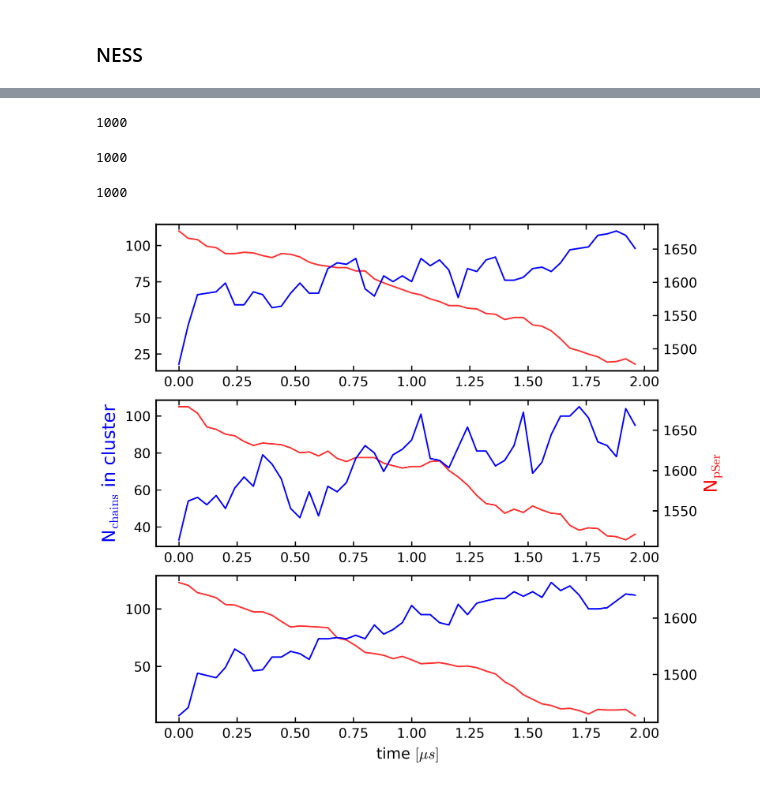
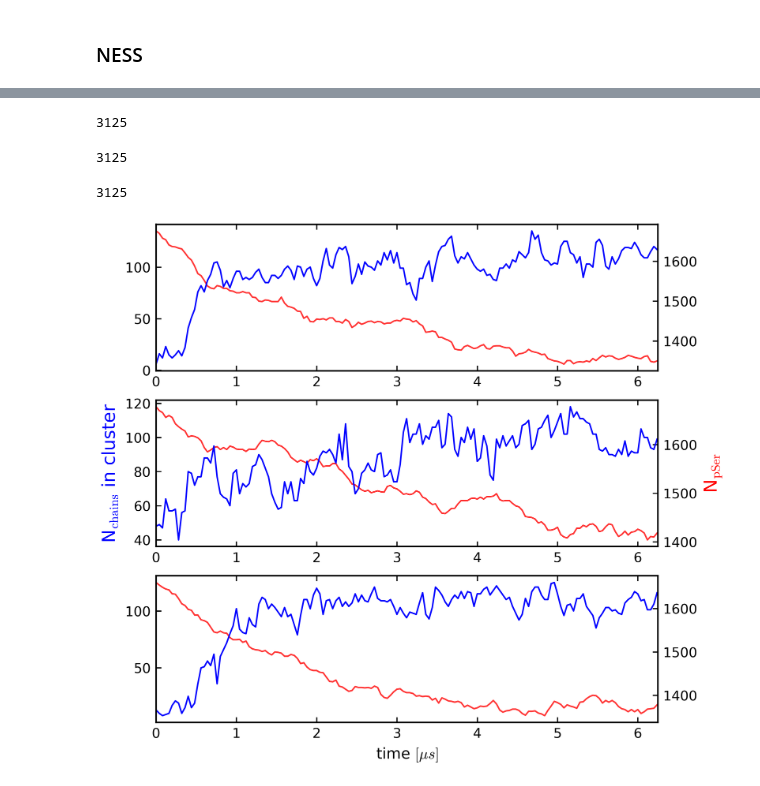
Before and after one commit to ezippo/HPA, a Jupyter notebook: active_droplets.ipynb, the cells around one changed output, grey strips where cells are left out. Saved outputs shown, nothing was run; the diff lists cells and outputs as text; code cells hidden in the pictures.

```diff
--- a/active_droplets.ipynb
+++ b/active_droplets.ipynb
@@ -479,8 +479,9 @@ array([ 3.,  1.,  5.,  1.,  1.,  1.,  1.,  1.,  1., 48.,  5.,  1.,  1.,
 # %% [markdown]
 ### NESS
 # %%
-times_ss = np.arange(0,1000,20)
-npp3 = 24
+time_end = 3125
+times_ss = np.arange(0,time_end,20)
+npp3 = 20
 
 times_ss*200000/1e8
 # %% [output]
@@ -526,9 +537,9 @@ with gsd.hoomd.open(dirpath+f'sim3_'+file_suffix+'dump_centered.gsd', 'rb') as i
         tmp_nc = hpa.cluster.clusters_size_from_dbscan_pbc_fast(frame, np.array([100,100,100]), n_particles=30800, n_chains=200, eps=1, min_sample=2)/154.
         n_chains_arr3[i] = tmp_nc
 # %% [output]
-1000
+3125
-1000
+3125
-1000
+3125
 # %%
 condensate_size_t1 = np.max(n_chains_arr1, axis=1)
 condensate_size_t2 = np.max(n_chains_arr2, axis=1)
@@ -547,34 +558,37 @@ ax2.set_ylabel(r'N$_{\mathrm{chains}}$ in cluster', color='b', fontsize=12)
 ax3.plot(time_step_ss, condensate_size_t3, 'b')
 #ax3.set_ylabel(r'N$_{\mathrm{chains}}$ in cluster', color='b')
 
 ax11 = ax1.twinx()
 ax11.set_zorder(ax1.get_zorder() - 1)
 ax22 = ax2.twinx()
 ax22.set_zorder(ax2.get_zorder() - 1)
 ax33 = ax3.twinx()
 ax33.set_zorder(ax3.get_zorder() - 1)
 
 ax11.plot(time_step_ss, pSer_ness_1*200, 'r', alpha=0.8)
 #ax11.fill_between(time_step_ss, pSer_200_2_10_1-d_pSer_200_2_10_1, pSer_200_2_10_1+d_pSer_200_2_10_1, color='tab:red', alpha=0.5, label='sim1')
 ax22.plot(time_step_ss, pSer_ness_2*200, 'r', alpha=0.8)
 #ax22.fill_between(time_step_ss, pSer_200_2_10_2-d_pSer_200_2_10_2, pSer_200_2_10_2+d_pSer_200_2_10_2, color='tab:red', alpha=0.5, label='sim2')
 ax33.plot(time_step_ss, pSer_ness_3*200, 'r', alpha=0.8)
 #ax33.fill_between(time_step_ss, pSer_200_2_10_3-d_pSer_200_2_10_3, pSer_200_2_10_3+d_pSer_200_2_10_3, color='tab:red', alpha=0.5, label='sim3')
 
 ax3.set_xlabel(r'time $[\mu s]$')
 ax22.set_ylabel(r'N$_{\mathrm{pSer}}$', color='r', fontsize=12)
 ax11.patch.set_visible(False)
 ax1.patch.set_visible(False)
 ax22.patch.set_visible(False)
 ax2.patch.set_visible(False)
 ax33.patch.set_visible(False)
 ax3.patch.set_visible(False)
 
+
 #ax1.set_ylim(3,5)
-#ax1.set_xlim(0,20)
+ax1.set_xlim(0,time_end*2/1000)
+ax2.set_xlim(0,time_end*2/1000)
+ax3.set_xlim(0,time_end*2/1000)
 #ax1.legend(ncols=2, loc='lower right')
 filename = f'/localscratch/zippoema/project_ness/plots/droplet_200-tdp43-lcd/cluster_size_200-tdp-lcd_2-ck1d-open_{npp3}-pp3'
-#plt.savefig(filename+'.png', dpi=600)
-#plt.savefig(filename+'.pdf', dpi=600)
+plt.savefig(filename+'.png', dpi=600)
+plt.savefig(filename+'.pdf', dpi=600)
 # %% [output]
-[figure, old version]
+[figure, new version]
```
Also changed, not shown: parts of 1 cell of this notebook, 2 other files.
